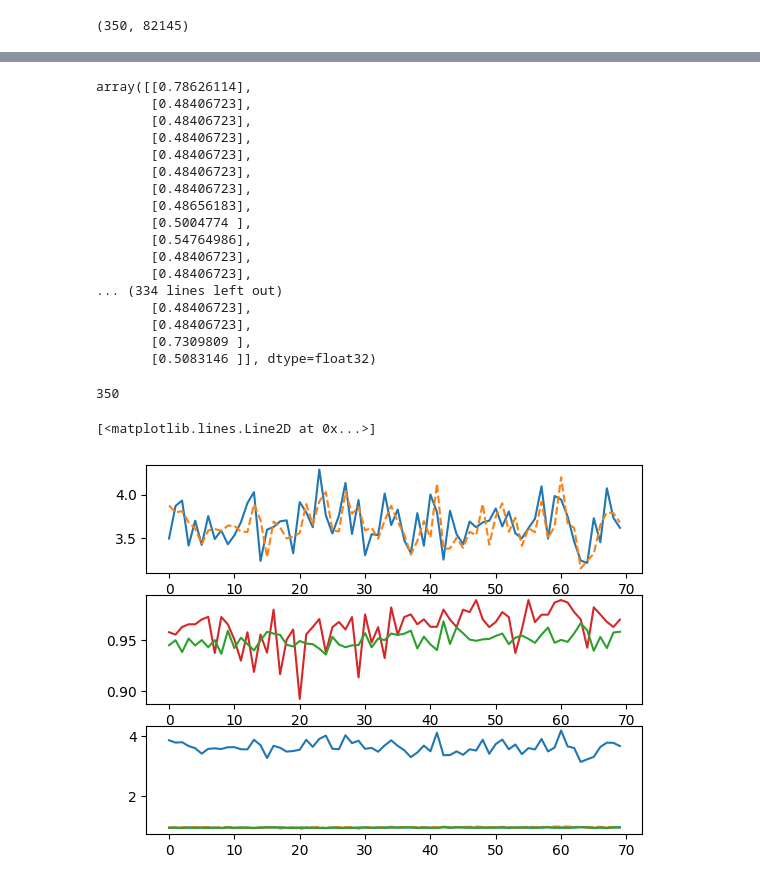
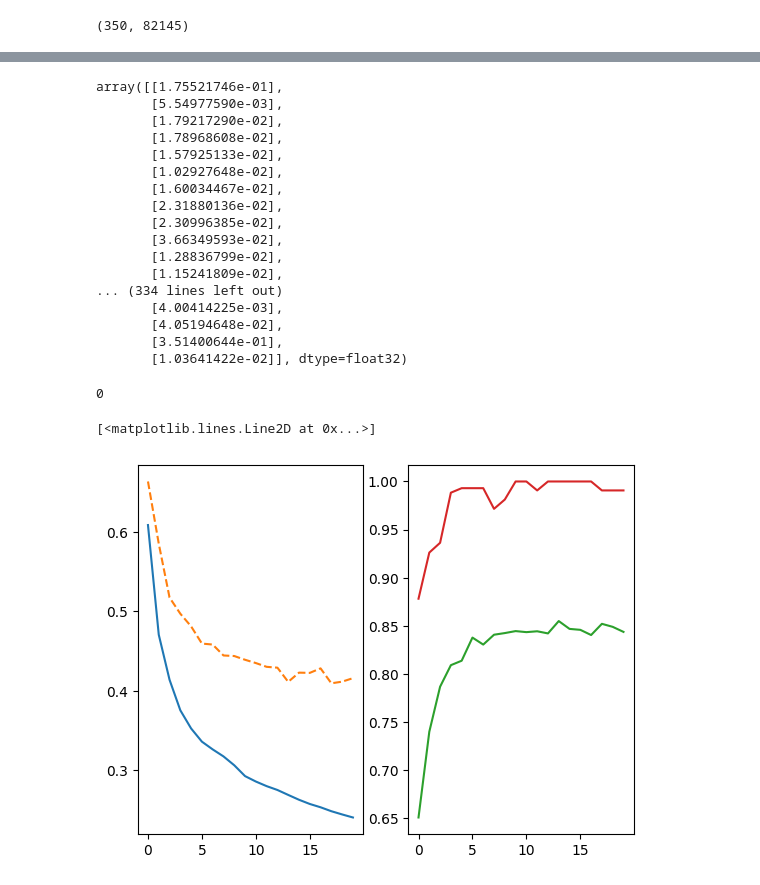
Before and after one commit to bhaba-ranjan/drug-discovery-ANN, a Jupyter notebook: discovery-ann.ipynb, the cells around one changed output, grey strips where cells are left out. Drawn from its saved outputs; the diff is of its cells as text; code cells hidden in the pictures.

```diff
--- a/discovery-ann.ipynb
+++ b/discovery-ann.ipynb
@@ -104,8 +94,9 @@ training_split.shape[-1]
 model = tf.keras.Sequential([
     tf.keras.Input(shape=(training_split.shape[-1],)),
     tf.keras.layers.Dropout(0.85),
-    tf.keras.layers.Dense(10,activation='relu', kernel_regularizer= tf.keras.regularizers.L1(.01)),
-    tf.keras.layers.Dropout(0.2),
+    tf.keras.layers.Dense(2,activation='relu'),
+    tf.keras.layers.Dropout(0.6),
+    # kernel_regularizer=tf.keras.regularizers.L1(.05)
     tf.keras.layers.Dense(1, activation='sigmoid')
 ])
 # %%
@@ -123,6 +114,6 @@ METRICS = [
 
 model.compile(loss=tf.keras.losses.BinaryCrossentropy(from_logits=True), optimizer='adam', metrics=METRICS)
 # %%
-num_epochs = 70
+num_epochs = 20
 history = model.fit(training_split, train_result, epochs=num_epochs, validation_data=(test_split, test_result))
 # %% [output]
@@ -174,30 +175,30 @@ y = model.predict(unlabeled_test_sequence)
 # %%
 y
 # %% [output]
-array([[0.78626114],
-       [0.48406723],
-       [0.48406723],
-       [0.48406723],
-       [0.48406723],
-       [0.48406723],
-       [0.48406723],
-       [0.48656183],
-       [0.5004774 ],
-       [0.54764986],
-       [0.48406723],
-       [0.48406723],
+array([[1.75521746e-01],
+       [5.54977590e-03],
+       [1.79217290e-02],
+       [1.78968608e-02],
+       [1.57925133e-02],
+       [1.02927648e-02],
+       [1.60034467e-02],
+       [2.31880136e-02],
+       [2.30996385e-02],
+       [3.66349593e-02],
+       [1.28836799e-02],
+       [1.15241809e-02],
 ... (334 lines left out)
-       [0.48406723],
-       [0.48406723],
-       [0.7309809 ],
-       [0.5083146 ]], dtype=float32)
+       [4.00414225e-03],
+       [4.05194648e-02],
+       [3.51400644e-01],
+       [1.03641422e-02]], dtype=float32)
 # %%
 # for i in range(3):
 z = [1 if i>=.5 else 0 for i in y ]
-# %%
-len(z)
-# %% [output]
-350
+# %%
+z[61]
+# %% [output]
+0
 # %%
 import csv
 outfile = open('./results.csv','w')
@@ -205,30 +206,30 @@ out = csv.writer(outfile)
 out.writerows(map(lambda x: [x], z))
 outfile.close()
 # %%
-fig, (ax1,ax2, ax3) = plt.subplots(3,1)
+fig, (ax1,ax2) = plt.subplots(1,2)
 testloss = np.array(history.history['val_loss']).reshape(len(history.history['val_loss']),1)
 trainloss = np.array(history.history['loss']).reshape(len(history.history['loss']),1)
 
 ax1.plot(history.epoch, testloss, '-')
 ax1.plot(history.epoch, trainloss, '--')
 # ax1.ylabel('loss')
 # ax1.xlabel('epoch')
 
 train_precision = np.array(history.history['precision']).reshape(len(history.history['loss']),1)
 train_recall= np.array(history.history['recall']).reshape(len(history.history['loss']),1)
 j =( 2 * train_precision * train_recall) / (train_precision+train_recall)
 
 test_precission = np.array(history.history['val_precision']).reshape(len(history.history['loss']),1)
 test_recall = np.array(history.history['val_recall']).reshape(len(history.history['loss']),1)
 k = (2 * test_precission * test_recall )/ (test_precission+test_recall)
-plt.plot(history.epoch,j, '-')
-plt.plot(k,'--')
+# plt.plot(history.epoch,j, '-')
+# plt.plot(k,'--')
 
 ax2.plot(history.epoch, k, 'tab:red')
 ax2.plot(history.epoch, j, 'tab:green')
 
-ax3.plot(history.epoch, j)
-ax3.plot(trainloss,'tab:blue')
+# ax3.plot(j+3)
+# ax3.plot(trainloss,'tab:blue')
 # %% [output]
 [<matplotlib.lines.Line2D at 0x...>]
-[figure, old version]
+[figure, new version]
```
Also changed, not shown: parts of 10 cells of this notebook.
